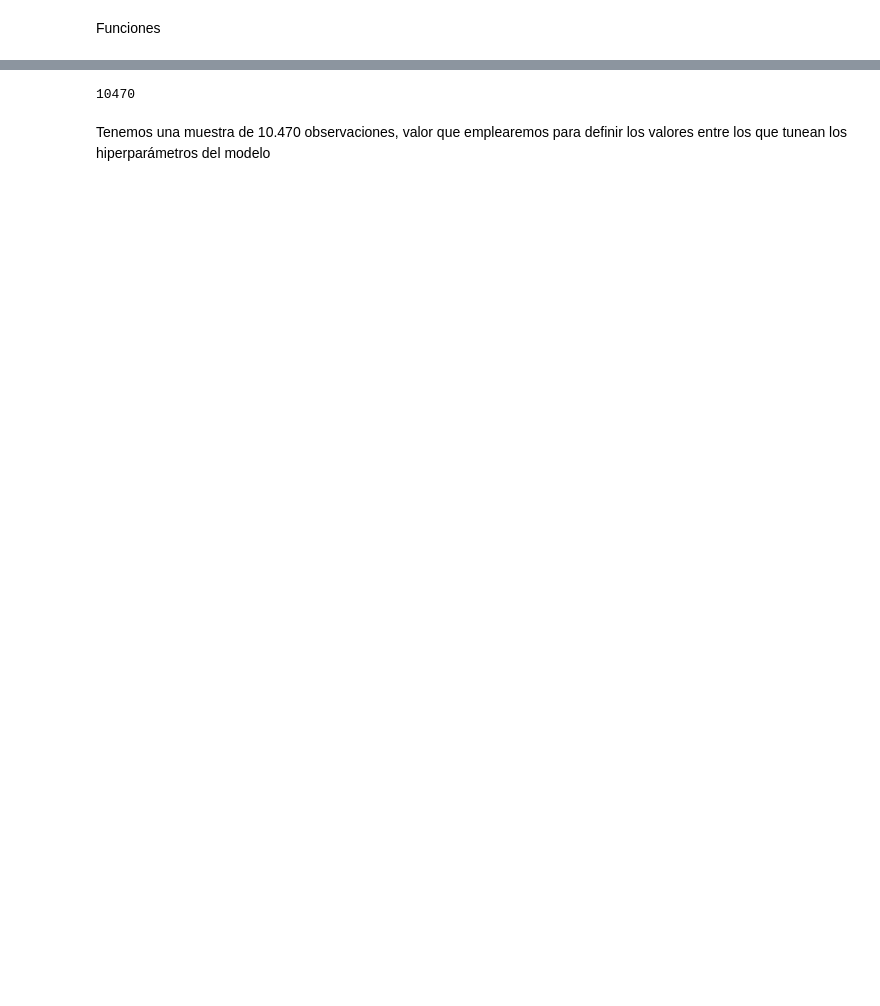
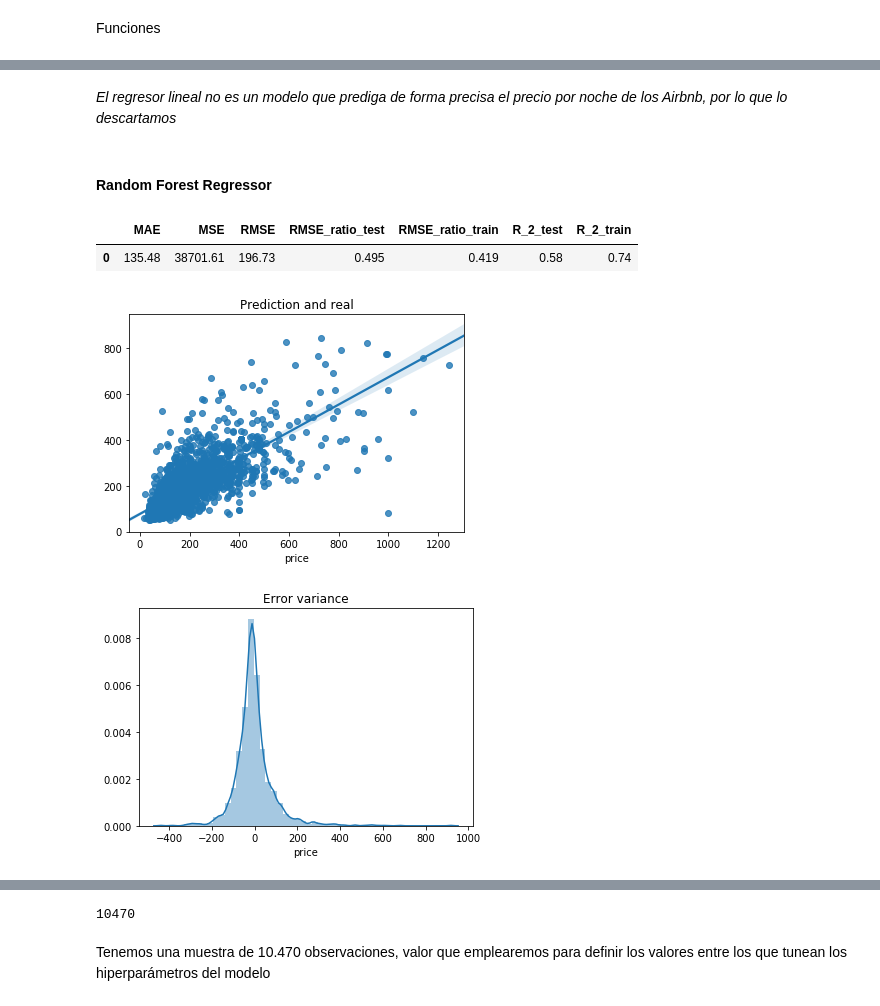
Before and after one commit to Divasson/VisualizacionDatosAirBnB, a Jupyter notebook: modelling/modelling.ipynb, the cells around one changed output, grey strips where cells are left out. Drawn from its saved outputs; the diff is of its cells as text; code cells hidden in the pictures; blank space fills up the shorter version.

```diff
--- a/modelling/modelling.ipynb
+++ b/modelling/modelling.ipynb
@@ -268,0 +278,30 @@ from hyperopt import hp, tpe, fmin, Trials, STATUS_OK
+# %% [markdown]
+*El regresor lineal no es un modelo que prediga de forma precisa el precio por noche de los Airbnb, por lo que lo descartamos*
+# %% [markdown]
+#### Random Forest Regressor
+# %%
+rfm = RandomForestRegressor(
+          max_depth = 10,
+          n_jobs = -1,
+          random_state = 101,
+          n_estimators = 700
+
+)
+rfm.fit(X_train, y_train)
+
+comment = ''
+
+analysis(
+    model = rfm,
+    X_train =X_train,
+    X_test = X_test,
+    y_train = y_train,
+    y_test = y_test,
+    y_val = y_val
+
+)
+# %% [output]
+|  | MAE | MSE | RMSE | RMSE_ratio_test | RMSE_ratio_train | R_2_test | R_2_train |
+| 0 | 135.48 | 38701.61 | 196.73 | 0.495 | 0.419 | 0.58 | 0.74 |
+[figure, added]
+[figure, added]
```
Also changed, not shown: parts of 63 cells of this notebook, 12 other files.
